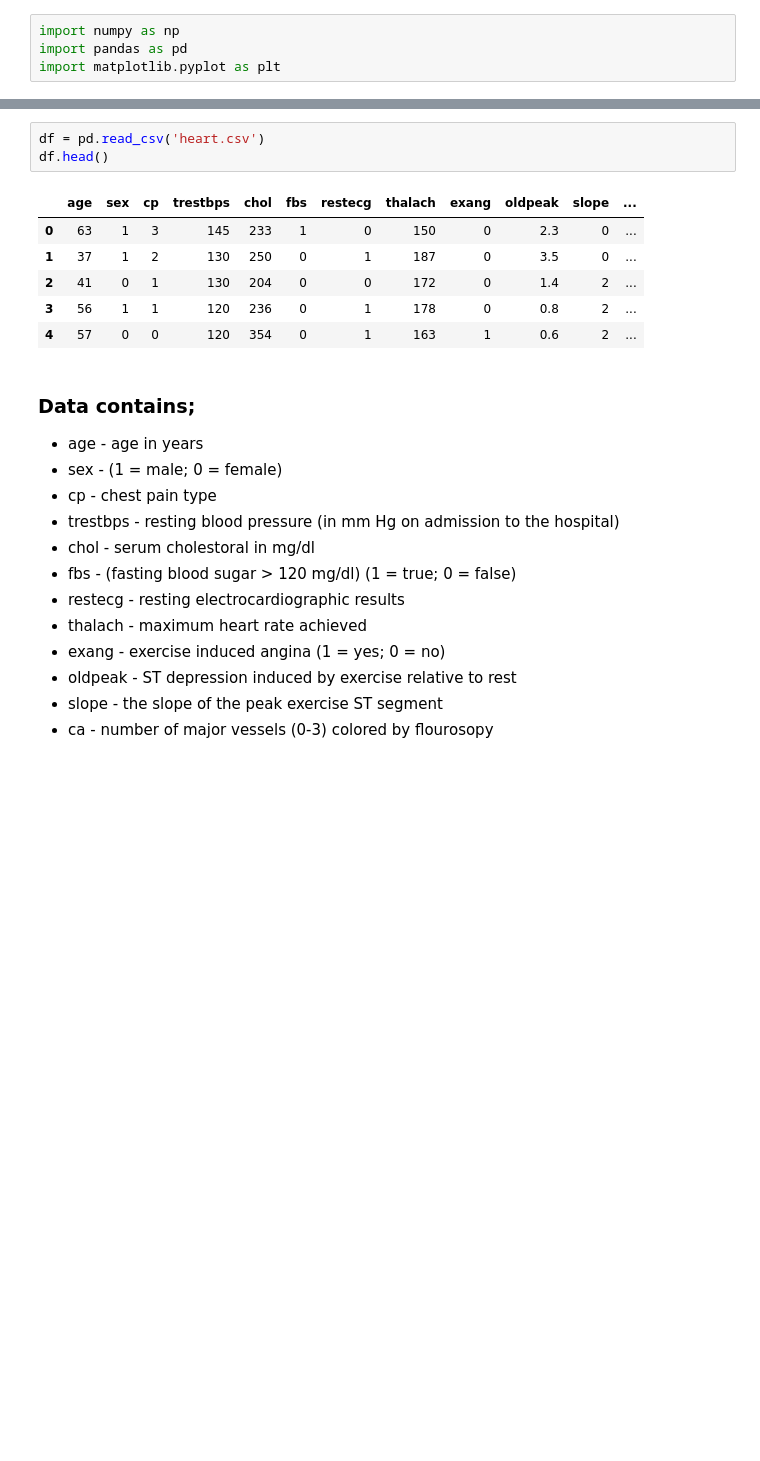
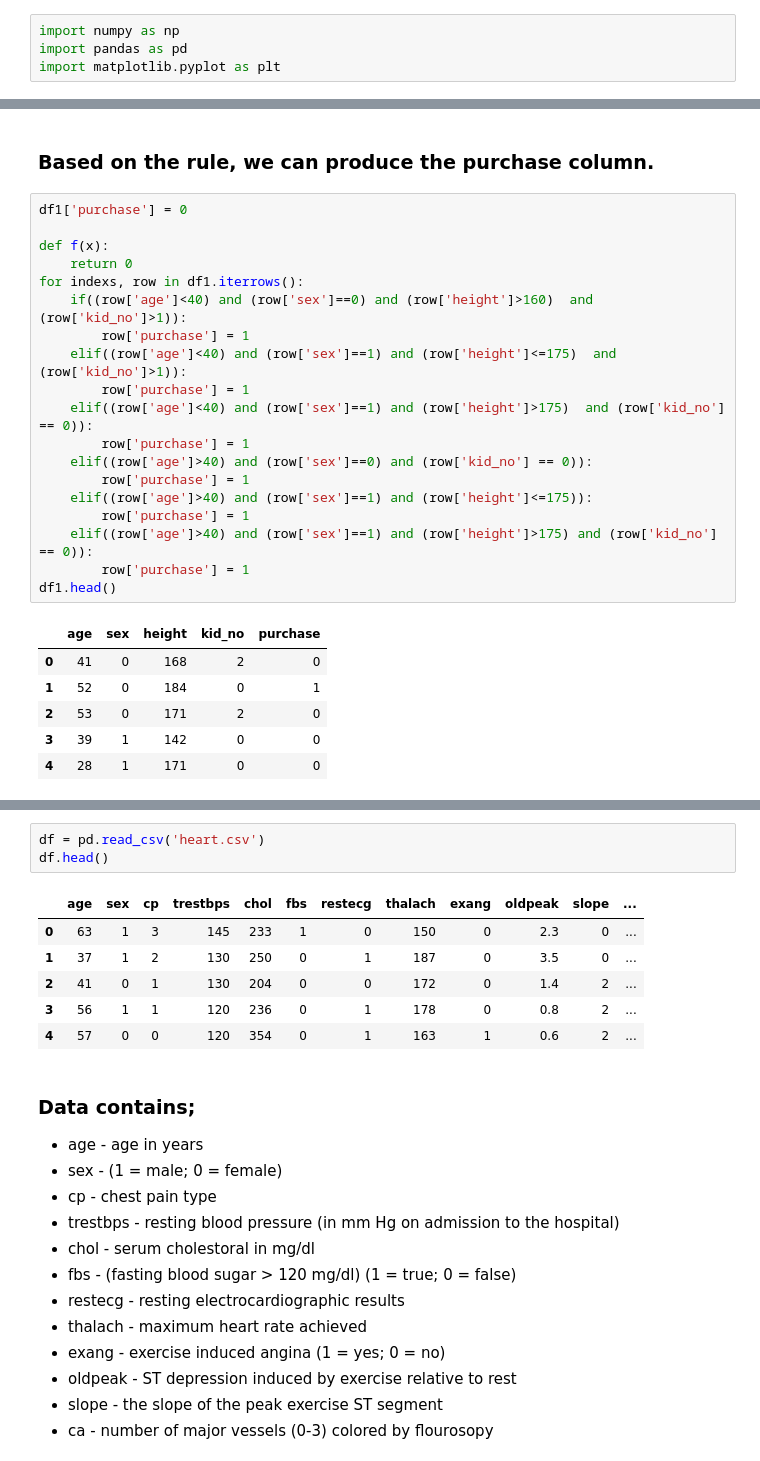
Before and after one commit to MarkIChen/HeartDiseaseClassificationWithDecisionTree, a Jupyter notebook: DecisionTreeClassification.ipynb, the cells around one changed output, grey strips where cells are left out. Saved outputs shown, nothing was run; the diff lists cells and outputs as text; blank space fills up the shorter version.

```diff
--- a/DecisionTreeClassification.ipynb
+++ b/DecisionTreeClassification.ipynb
@@ -4,0 +34,28 @@ import matplotlib.pyplot as plt
+# %% [markdown]
+### Based on the rule, we can produce the purchase column.
+# %%
+df1['purchase'] = 0
+
+def f(x):
+    return 0
+for indexs, row in df1.iterrows():
+    if((row['age']<40) and (row['sex']==0) and (row['height']>160)  and (row['kid_no']>1)):
+        row['purchase'] = 1
+    elif((row['age']<40) and (row['sex']==1) and (row['height']<=175)  and (row['kid_no']>1)):
+        row['purchase'] = 1
+    elif((row['age']<40) and (row['sex']==1) and (row['height']>175)  and (row['kid_no'] == 0)):
+        row['purchase'] = 1
+    elif((row['age']>40) and (row['sex']==0) and (row['kid_no'] == 0)):
+        row['purchase'] = 1
+    elif((row['age']>40) and (row['sex']==1) and (row['height']<=175)):
+        row['purchase'] = 1
+    elif((row['age']>40) and (row['sex']==1) and (row['height']>175) and (row['kid_no'] == 0)):
+        row['purchase'] = 1
+df1.head()
+# %% [output]
+|  | age | sex | height | kid_no | purchase |
+| 0 | 41 | 0 | 168 | 2 | 0 |
+| 1 | 52 | 0 | 184 | 0 | 1 |
+| 2 | 53 | 0 | 171 | 2 | 0 |
+| 3 | 39 | 1 | 142 | 0 | 0 |
+| 4 | 28 | 1 | 171 | 0 | 0 |
```
Also changed, not shown: parts of 28 cells of this notebook.
